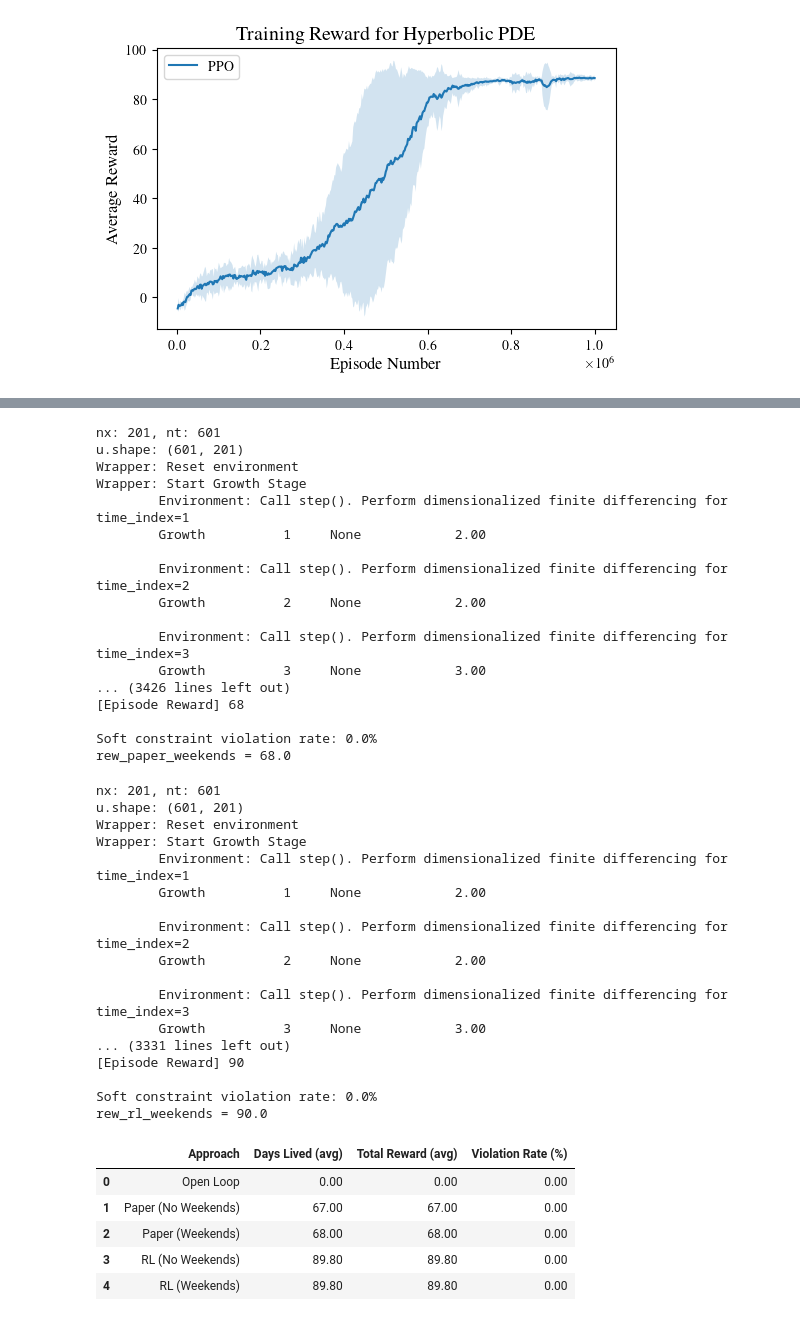
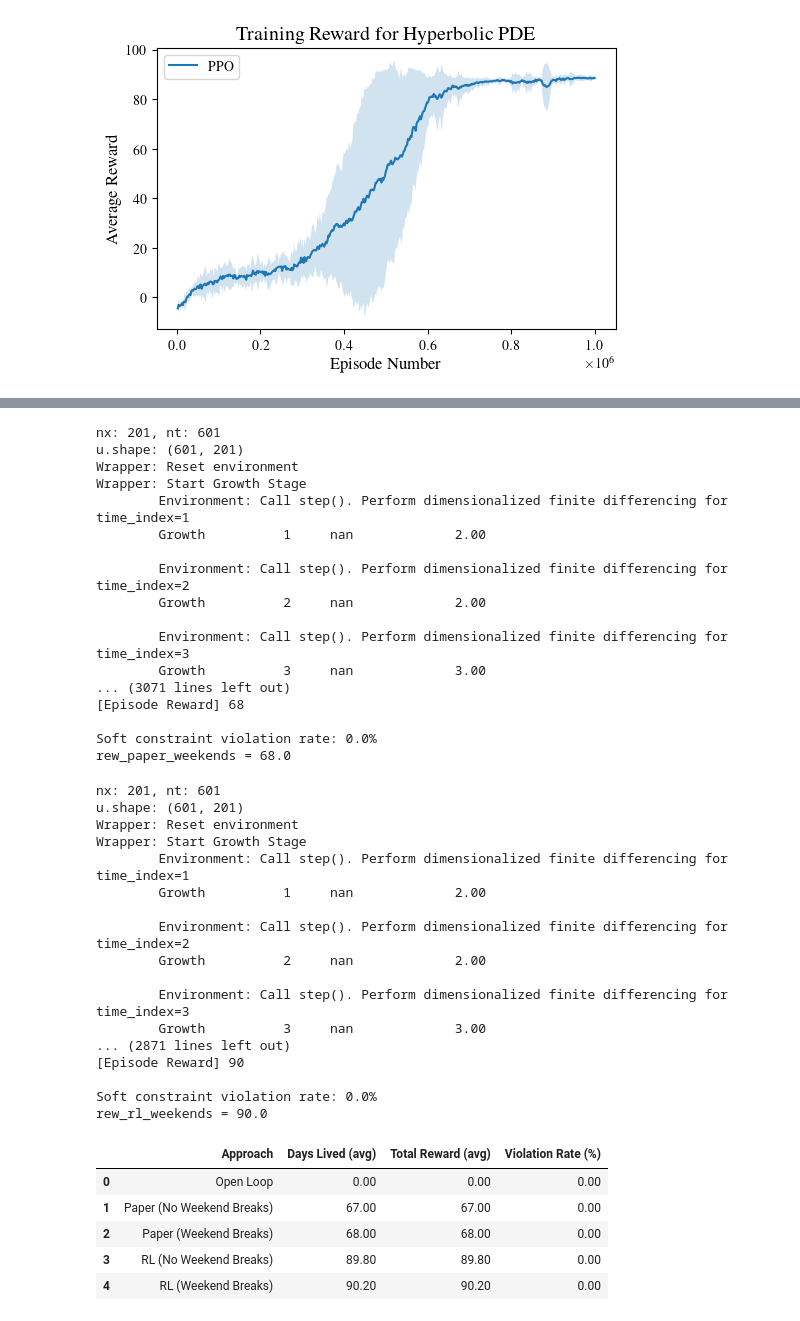
Before and after one commit to lukebhan/PDEControlGym, a Jupyter notebook: examples/BrainTumor1D/BrainTumor1DExample.ipynb, the cells around one changed output, grey strips where cells are left out. Drawn from its saved outputs; the diff is of its cells as text; code cells hidden in the pictures.

```diff
--- a/examples/BrainTumor1D/BrainTumor1DExample.ipynb
+++ b/examples/BrainTumor1D/BrainTumor1DExample.ipynb
@@ -67,6 +67,8 @@ Parameters = {
   "dx": dx,
   "reward_class": reward_class,
   "normalize": True,
+  "t1_detection_threshold": 0.8,
+  "t2_detection_threshold": 0.16,
   "D": 0.2,
   "rho": 0.03,
   "alpha": 0.04,
@@ -268,14 +251,14 @@ u.shape: (601, 201)
 Wrapper: Reset environment
 Wrapper: Start Growth Stage
         Environment: Call step(). Perform dimensionalized finite differencing for time_index=1
-        Growth          1     None            2.00
+        Growth          1     nan             2.00
 
         Environment: Call step(). Perform dimensionalized finite differencing for time_index=2
-        Growth          2     None            2.00
+        Growth          2     nan             2.00
 
         Environment: Call step(). Perform dimensionalized finite differencing for time_index=3
-        Growth          3     None            3.00
-... (3426 lines left out)
+        Growth          3     nan             3.00
+... (3071 lines left out)
 [Episode Reward] 68
 
 Soft constraint violation rate: 0.0%
@@ -303,14 +286,14 @@ u.shape: (601, 201)
 Wrapper: Reset environment
 Wrapper: Start Growth Stage
         Environment: Call step(). Perform dimensionalized finite differencing for time_index=1
-        Growth          1     None            2.00
+        Growth          1     nan             2.00
 
         Environment: Call step(). Perform dimensionalized finite differencing for time_index=2
-        Growth          2     None            2.00
+        Growth          2     nan             2.00
 
         Environment: Call step(). Perform dimensionalized finite differencing for time_index=3
-        Growth          3     None            3.00
-... (3331 lines left out)
+        Growth          3     nan             3.00
+... (2871 lines left out)
 [Episode Reward] 90
 
 Soft constraint violation rate: 0.0%
@@ -428,43 +411,43 @@ data = [
      np.mean(open_loop_stats["total_reward"]),
      open_loop_stats["violation_rate"]],
 
-    ["Paper (No Weekends)",
+    ["Paper (No Weekend Breaks)",
      np.mean(paper_no_weekend_stats["days_lived"]),
      np.mean(paper_no_weekend_stats["total_reward"]),
      paper_no_weekend_stats["violation_rate"]],
 
-    ["Paper (Weekends)",
+    ["Paper (Weekend Breaks)",
      np.mean(paper_weekend_stats["days_lived"]),
      np.mean(paper_weekend_stats["total_reward"]),
      paper_weekend_stats["violation_rate"]],
 
-    ["RL (No Weekends)",
+    ["RL (No Weekend Breaks)",
      np.mean(rl_no_weekend_stats["days_lived"]),
      np.mean(rl_no_weekend_stats["total_reward"]),
      rl_no_weekend_stats["violation_rate"]],
 
-    ["RL (Weekends)",
+    ["RL (Weekend Breaks)",
      np.mean(rl_weekend_stats["days_lived"]),
      np.mean(rl_weekend_stats["total_reward"]),
      rl_weekend_stats["violation_rate"]],
 ]
 
 df = pd.DataFrame(data, columns=["Approach", "Days Lived (avg)", "Total Reward (avg)", "Violation Rate (%)"])
 df.style.set_table_styles([
     {"selector": "th.col_heading.level0.col0", "props": [("text-align", "left")]},  # left align header of column 0
     {"selector": "td.col0", "props": [("text-align", "left")]}                      # left align data of column 0
 ]).format({
     "Days Lived (avg)": "{:.2f}",
     "Total Reward (avg)": "{:.2f}",
     "Violation Rate (%)": "{:.2f}"
 })
 # %% [output]
 |  | Approach | Days Lived (avg) | Total Reward (avg) | Violation Rate (%) |
 | 0 | Open Loop | 0.00 | 0.00 | 0.00 |
-| 1 | Paper (No Weekends) | 67.00 | 67.00 | 0.00 |
-| 2 | Paper (Weekends) | 68.00 | 68.00 | 0.00 |
-| 3 | RL (No Weekends) | 89.80 | 89.80 | 0.00 |
-| 4 | RL (Weekends) | 89.80 | 89.80 | 0.00 |
+| 1 | Paper (No Weekend Breaks) | 67.00 | 67.00 | 0.00 |
+| 2 | Paper (Weekend Breaks) | 68.00 | 68.00 | 0.00 |
+| 3 | RL (No Weekend Breaks) | 89.80 | 89.80 | 0.00 |
+| 4 | RL (Weekend Breaks) | 90.20 | 90.20 | 0.00 |
 # %%
 # Graphs
 with suppress_output():
```
Also changed, not shown: parts of 3 cells of this notebook, 18 other files.
